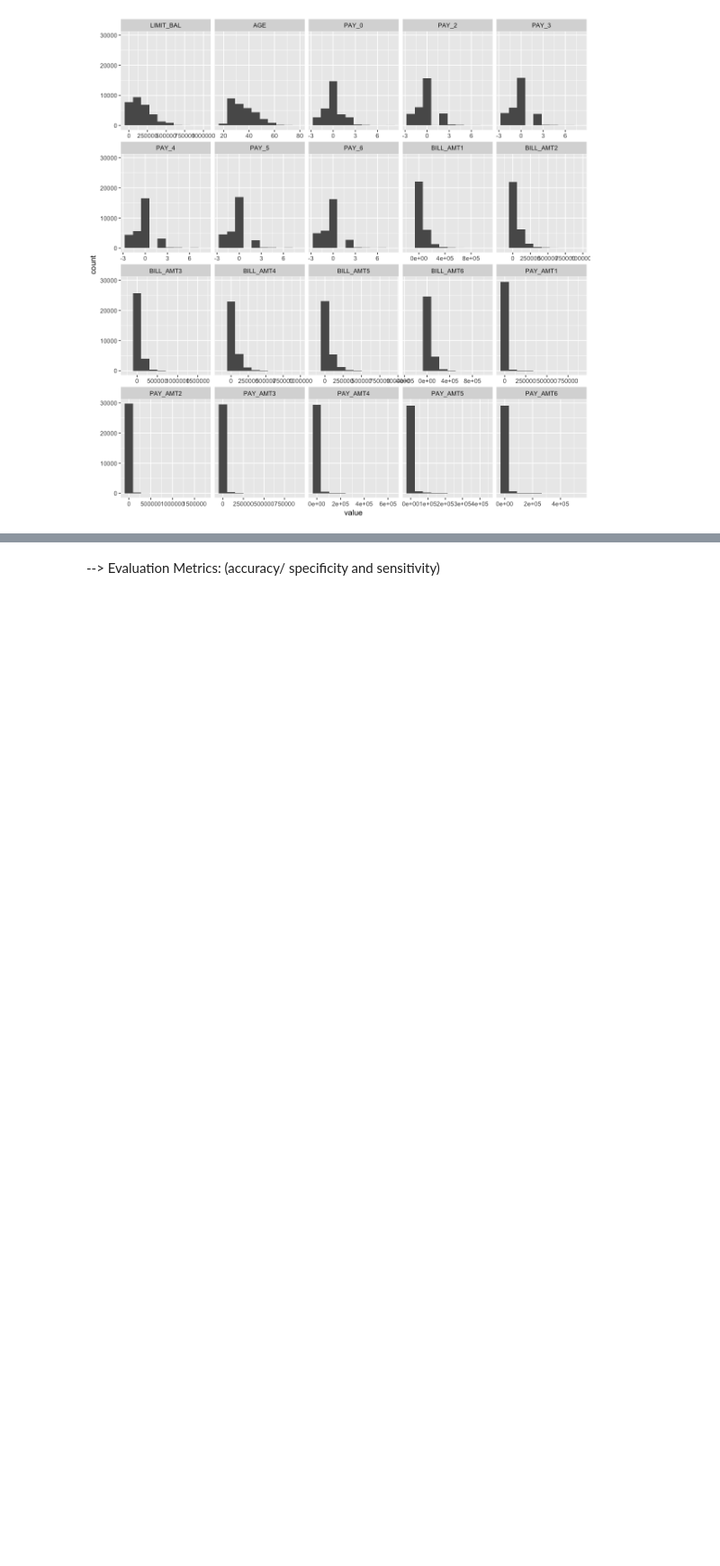
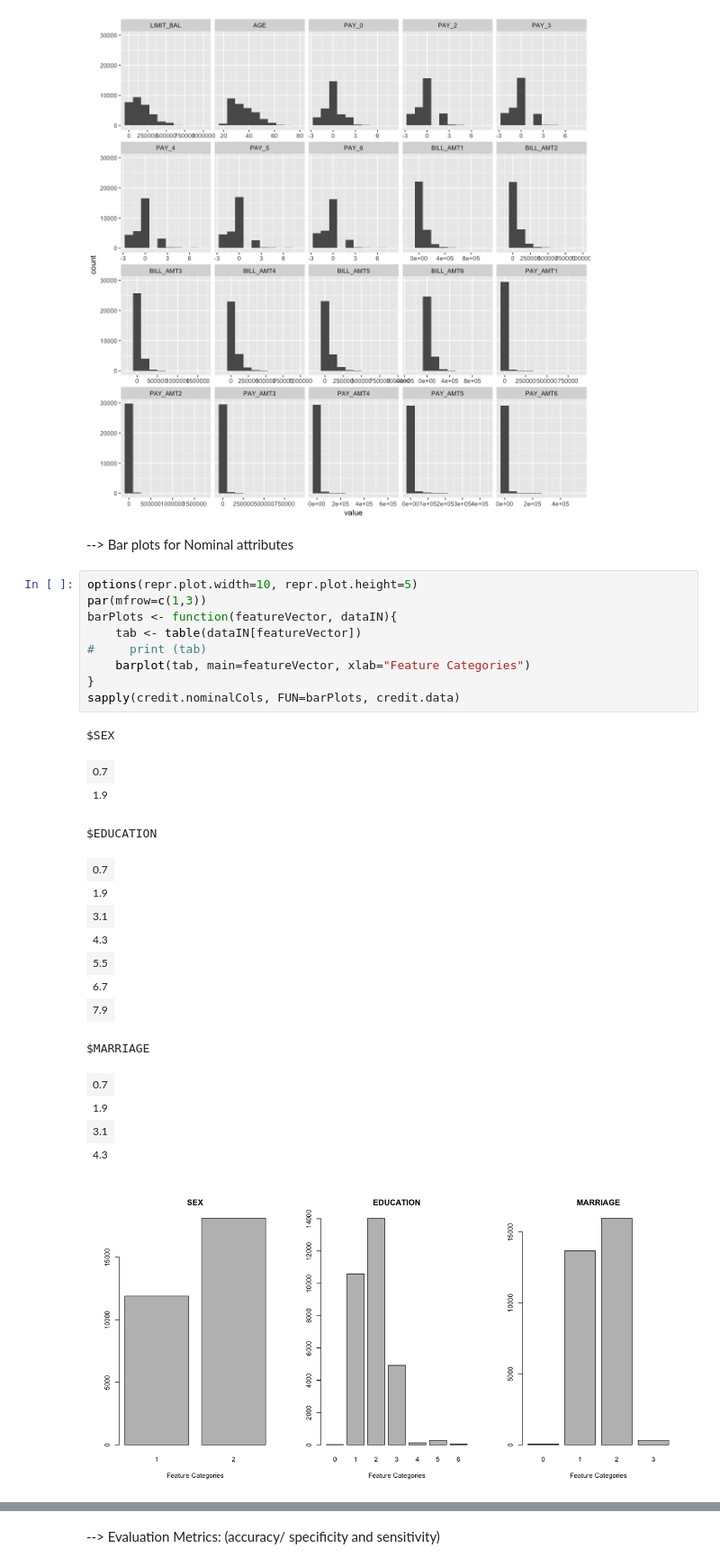
Before and after one commit to Sardhendu/Data-Science-Projects, a Jupyter notebook: Credit-Defaulters/CreditDefault-Assignment-4.ipynb, the cells around one changed output, grey strips where cells are left out. Shown at 90% size. Drawn from its saved outputs; the diff is of its cells as text; blank space fills up the shorter version.

```diff
--- a/Credit-Defaulters/CreditDefault-Assignment-4.ipynb
+++ b/Credit-Defaulters/CreditDefault-Assignment-4.ipynb
@@ -268,3 +262,32 @@ ggplot(data = melt(credit.data[, credit.numericCols]), mapping = aes(x = value))
 # %% [output]
 Using  as id variables
 [figure]
+# %% [markdown]
+--> Bar plots for Nominal attributes
+# %%
+options(repr.plot.width=10, repr.plot.height=5)
+par(mfrow=c(1,3))
+barPlots <- function(featureVector, dataIN){
+    tab <- table(dataIN[featureVector])
+#     print (tab)
+    barplot(tab, main=featureVector, xlab="Feature Categories")
+}
+sapply(credit.nominalCols, FUN=barPlots, credit.data)
+# %% [output]
+$SEX
+| 0.7 |
+| 1.9 |
+$EDUCATION
+| 0.7 |
+| 1.9 |
+| 3.1 |
+| 4.3 |
+| 5.5 |
+| 6.7 |
+| 7.9 |
+$MARRIAGE
+| 0.7 |
+| 1.9 |
+| 3.1 |
+| 4.3 |
+[figure, added]
```
Also changed, not shown: parts of 45 cells of this notebook, 11 other files.
